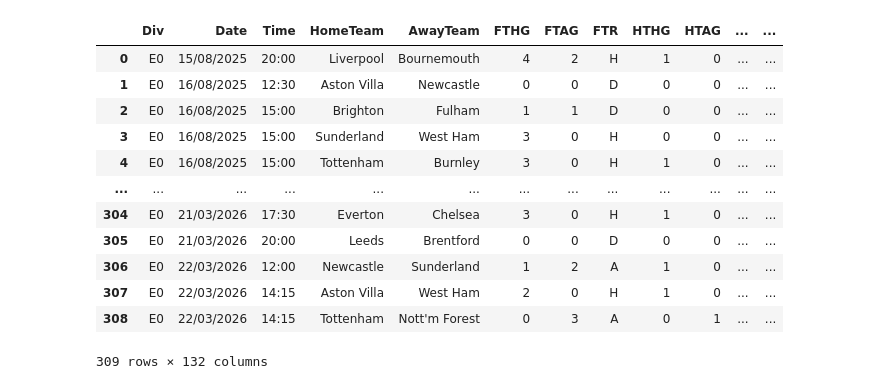
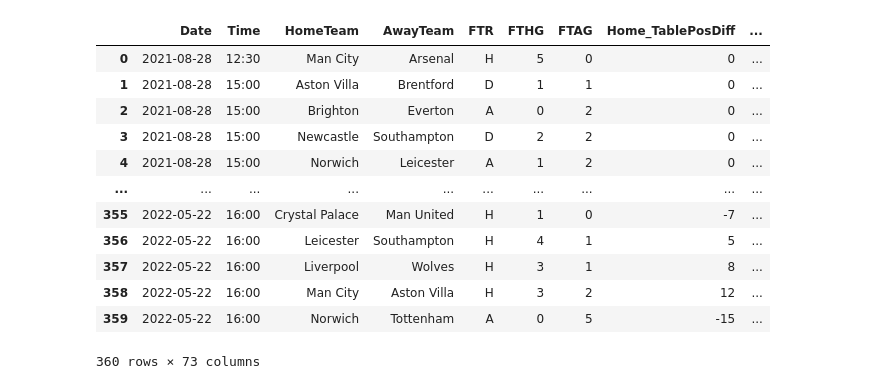
Before and after one commit to pocem/ML-football-odds, a Jupyter notebook: eda.ipynb, the cells around one changed output. Drawn from its saved outputs; the diff is of its cells as text; code cells hidden in the pictures.

```diff
--- a/eda.ipynb
+++ b/eda.ipynb
@@ -1,19 +1,19 @@
 # %%
 import pandas as pd
 # %%
-df = pd.read_csv('pl25-26.csv')
-df
+df21 = pd.read_csv('dataset/21-22.csv')
+df21
 # %% [output]
-|  | Div | Date | Time | HomeTeam | AwayTeam | FTHG | FTAG | FTR | HTHG | HTAG | ... | ... |
-| 0 | E0 | 15/08/2025 | 20:00 | Liverpool | Bournemouth | 4 | 2 | H | 1 | 0 | ... | ... |
-| 1 | E0 | 16/08/2025 | 12:30 | Aston Villa | Newcastle | 0 | 0 | D | 0 | 0 | ... | ... |
-| 2 | E0 | 16/08/2025 | 15:00 | Brighton | Fulham | 1 | 1 | D | 0 | 0 | ... | ... |
-| 3 | E0 | 16/08/2025 | 15:00 | Sunderland | West Ham | 3 | 0 | H | 0 | 0 | ... | ... |
-| 4 | E0 | 16/08/2025 | 15:00 | Tottenham | Burnley | 3 | 0 | H | 1 | 0 | ... | ... |
-| ... | ... | ... | ... | ... | ... | ... | ... | ... | ... | ... | ... | ... |
-| 304 | E0 | 21/03/2026 | 17:30 | Everton | Chelsea | 3 | 0 | H | 1 | 0 | ... | ... |
-| 305 | E0 | 21/03/2026 | 20:00 | Leeds | Brentford | 0 | 0 | D | 0 | 0 | ... | ... |
-| 306 | E0 | 22/03/2026 | 12:00 | Newcastle | Sunderland | 1 | 2 | A | 1 | 0 | ... | ... |
-| 307 | E0 | 22/03/2026 | 14:15 | Aston Villa | West Ham | 2 | 0 | H | 1 | 0 | ... | ... |
-| 308 | E0 | 22/03/2026 | 14:15 | Tottenham | Nott'm Forest | 0 | 3 | A | 0 | 1 | ... | ... |
+|  | Date | Time | HomeTeam | AwayTeam | FTR | FTHG | FTAG | Home_TablePosDiff | ... |
+| 0 | 2021-08-28 | 12:30 | Man City | Arsenal | H | 5 | 0 | 0 | ... |
+| 1 | 2021-08-28 | 15:00 | Aston Villa | Brentford | D | 1 | 1 | 0 | ... |
+| 2 | 2021-08-28 | 15:00 | Brighton | Everton | A | 0 | 2 | 0 | ... |
+| 3 | 2021-08-28 | 15:00 | Newcastle | Southampton | D | 2 | 2 | 0 | ... |
+| 4 | 2021-08-28 | 15:00 | Norwich | Leicester | A | 1 | 2 | 0 | ... |
+| ... | ... | ... | ... | ... | ... | ... | ... | ... | ... |
+| 355 | 2022-05-22 | 16:00 | Crystal Palace | Man United | H | 1 | 0 | -7 | ... |
+| 356 | 2022-05-22 | 16:00 | Leicester | Southampton | H | 4 | 1 | 5 | ... |
+| 357 | 2022-05-22 | 16:00 | Liverpool | Wolves | H | 3 | 1 | 8 | ... |
+| 358 | 2022-05-22 | 16:00 | Man City | Aston Villa | H | 3 | 2 | 12 | ... |
+| 359 | 2022-05-22 | 16:00 | Norwich | Tottenham | A | 0 | 5 | -15 | ... |
-309 rows × 132 columns
+360 rows × 73 columns
```
Also changed, not shown: parts of 8 cells of this notebook, 10 other files.
